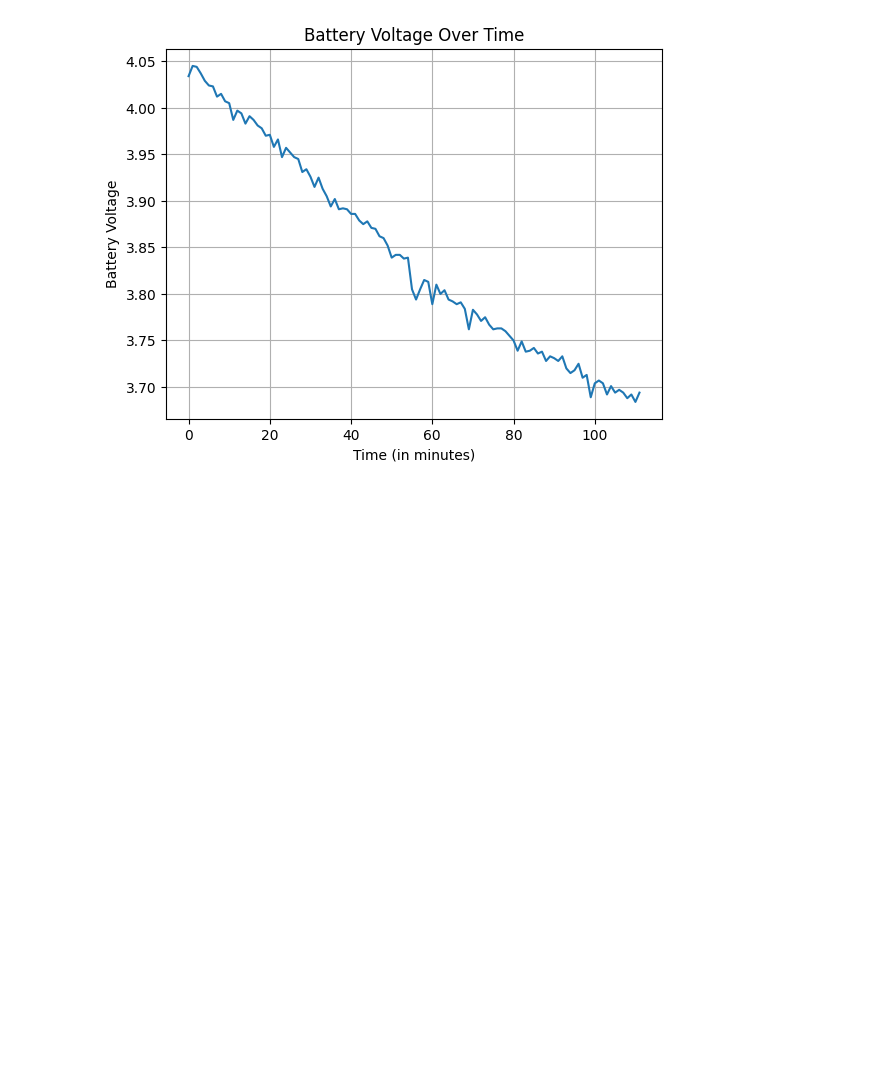
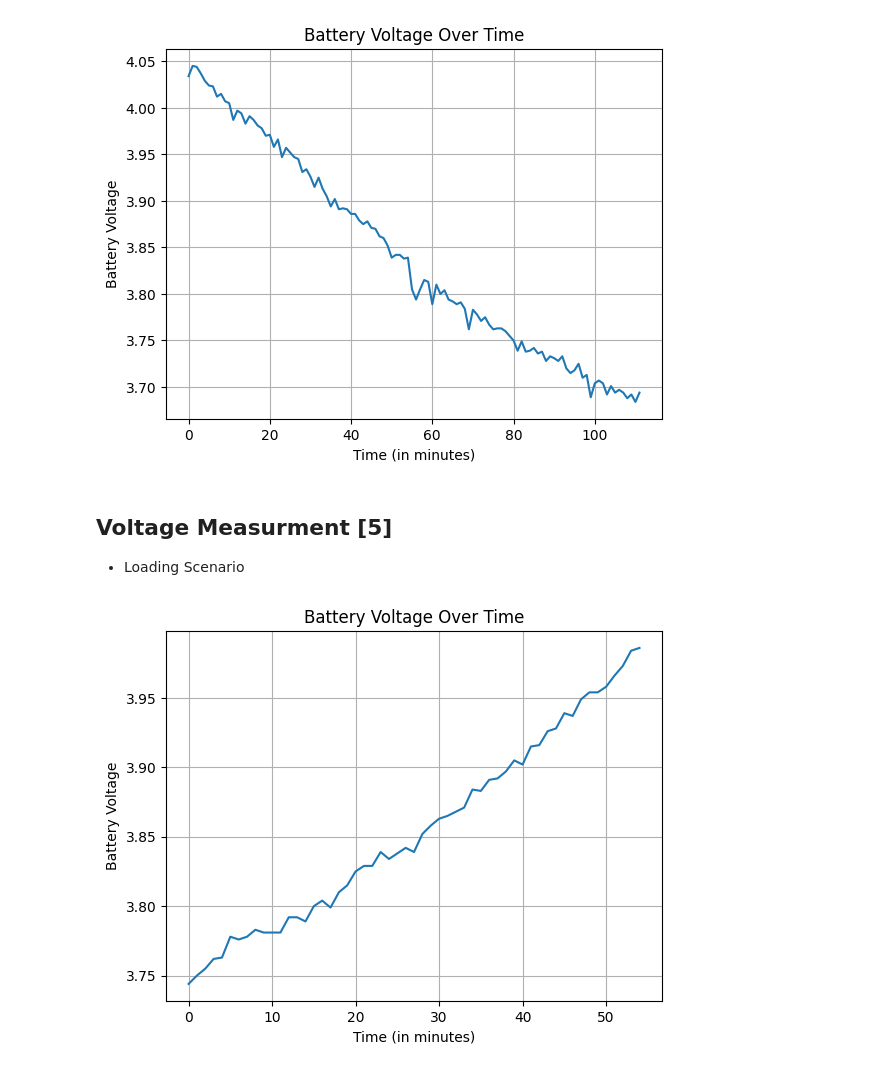
Before and after one commit to mitralabs/coco, a Jupyter notebook: coco/firmware/misc/battery_unload.ipynb, the cells around one changed output. Saved outputs shown, nothing was run; the diff lists cells and outputs as text; code cells hidden in the pictures; blank space fills up the shorter version.

Commit message:
Some minor work on the firmware and battery testing

```diff
--- a/coco/firmware/misc/battery_unload.ipynb
+++ b/coco/firmware/misc/battery_unload.ipynb
@@ -817,3 +817,6 @@ plt.title('Battery Voltage Over Time')
 plt.show()
 # %% [output]
 [figure]
+# %% [markdown]
+## Voltage Measurment [5]
+- Loading Scenario
@@ -819,0 +885,14 @@ plt.show()
+# %%
+log_data = get_log_data_5()
+battery_voltages = [float(line.split(' ')[-1][:-1]) for line in log_data]
+
+# Plot the battery voltages over time. with a grid
+import matplotlib.pyplot as plt
+plt.plot(battery_voltages)
+plt.xlabel('Time (in minutes)')
+plt.ylabel('Battery Voltage')
+plt.grid(True)
+plt.title('Battery Voltage Over Time')
+plt.show()
+# %% [output]
+[figure, added]
```
Also changed, not shown: parts of 6 cells of this notebook, 3 other files.
